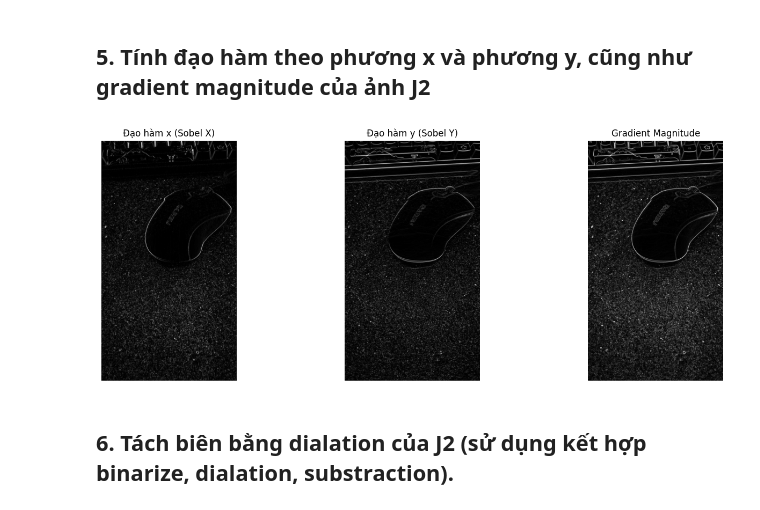
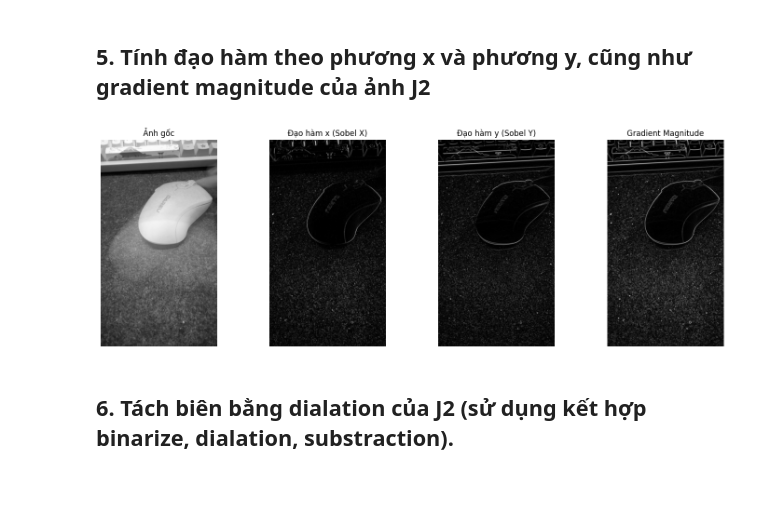
Before and after one commit to Sura3607/imageProcessing, a Jupyter notebook: lab5/lab5.ipynb, the cells around one changed output. Drawn from its saved outputs; the diff is of its cells as text; code cells hidden in the pictures.

```diff
--- a/lab5/lab5.ipynb
+++ b/lab5/lab5.ipynb
@@ -42,7 +49,7 @@ def show_images(panels, figsize=None):
 # %% [markdown]
 ## 1. Dùng máy ảnh quay một vật thể chuyển động, độ dài tầm 5-10 giây.
 # %%
-video_path = 'video.mp4'
+video_path = '/content/drive/MyDrive/Sample/video.mp4'
 # %% [markdown]
 ## 2. Lấy trung bình 15 frames đầu tiên -> ảnh J2. Lưu ý, điều chỉnh thế nào để ảnh J2 nhòa.
 # %%
@@ -146,24 +157,25 @@ show_images(panels, figsize=(12, 5))
 # %%
 # Dùng bộ lọc Sobel với kiểu dữ liệu CV_64F để giữ lại các giá trị âm
 sobel_x = cv2.Sobel(J2, cv2.CV_64F, 1, 0, ksize=3)
 sobel_y = cv2.Sobel(J2, cv2.CV_64F, 0, 1, ksize=3)
 
 # Tính Gradient Magnitude
 grad_magnitude = cv2.magnitude(sobel_x, sobel_y)
 
 # Chuẩn hóa về [0, 255] để hiển thị
 sobel_x_show = cv2.convertScaleAbs(sobel_x)
 sobel_y_show = cv2.convertScaleAbs(sobel_y)
 grad_mag_show = cv2.convertScaleAbs(grad_magnitude)
 
 panels_grad = [
+    ("Ảnh gốc", J2),
     ("Đạo hàm x (Sobel X)", sobel_x_show),
     ("Đạo hàm y (Sobel Y)", sobel_y_show),
     ("Gradient Magnitude", grad_mag_show)
 ]
 show_images(panels_grad, figsize=(15, 5))
 # %% [output]
-[figure, old version]
+[figure, new version]
 # %% [markdown]
 ## 6. Tách biên bằng dialation của J2 (sử dụng kết hợp binarize, dialation, substraction).
 # %%
```
Also changed, not shown: parts of 6 cells of this notebook.
